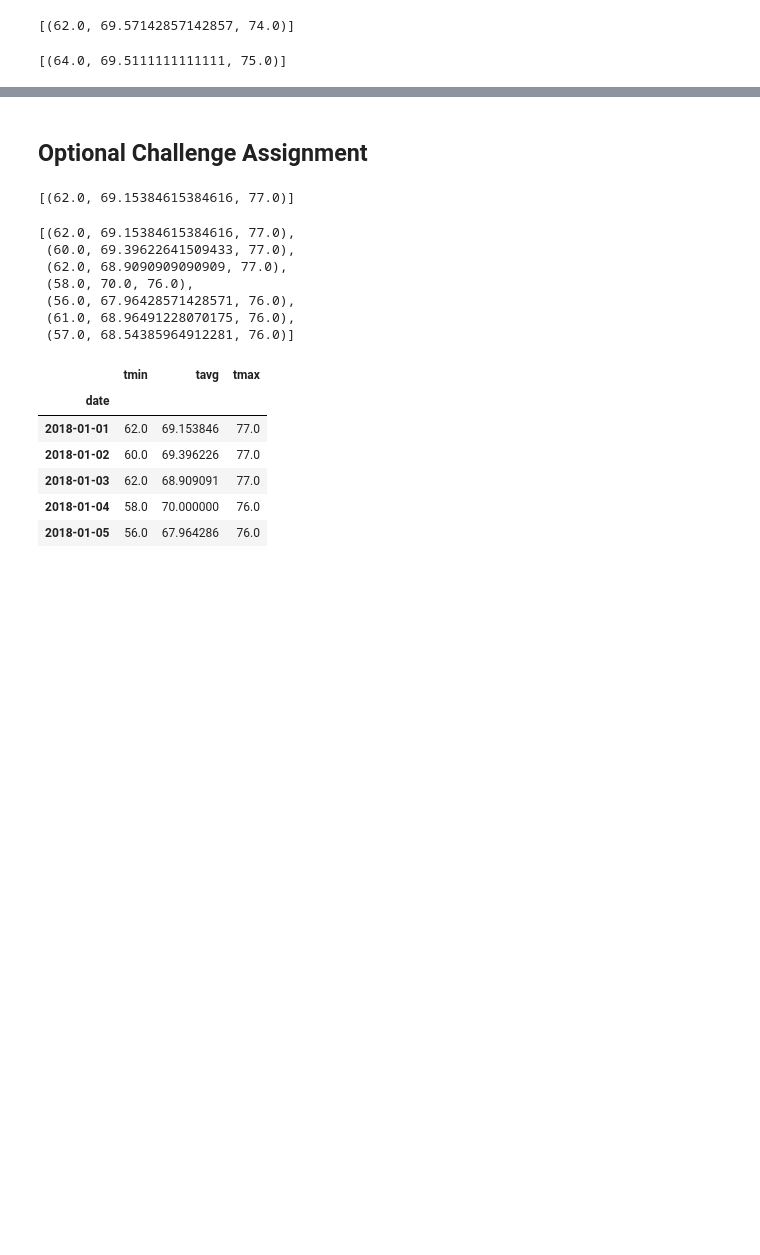
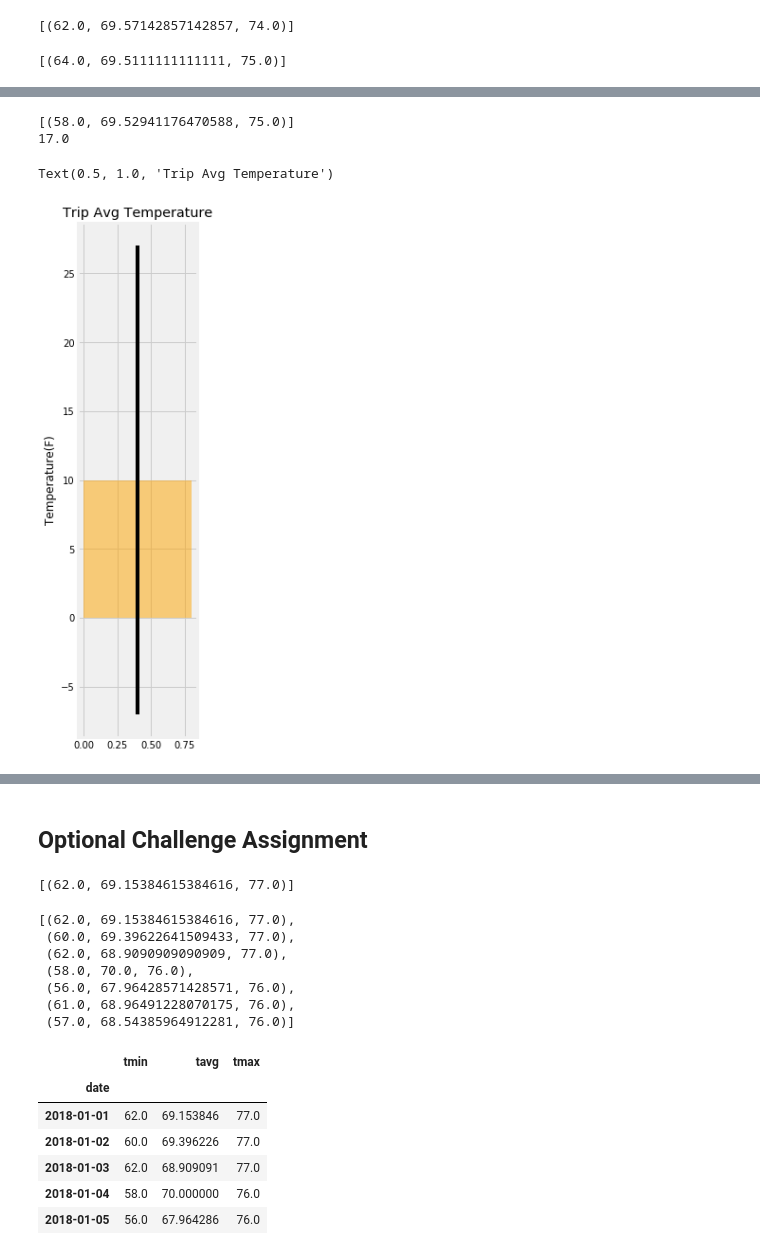
Before and after one commit to Erica2424/sqlalchemy-challenge, a Jupyter notebook: sqlalchemy-challenge.ipynb, the cells around one changed output, grey strips where cells are left out. Drawn from its saved outputs; the diff is of its cells as text; code cells hidden in the pictures; blank space fills up the shorter version.

```diff
--- a/sqlalchemy-challenge.ipynb
+++ b/sqlalchemy-challenge.ipynb
@@ -270,3 +266,29 @@ temp_min, temp_avg, temp_max = calc_temps('2013-03-24', '2013-03-30')[0]
+# %%
+# Plot the results from your previous query as a bar chart.
+# Use "Trip Avg Temp" as your Title
+
+arrival_date = dt.date(2013, 3, 24)
+departure_date = dt.date(2013, 3, 30)
+one_year_ago = dt.timedelta(days=365)
+temp_avg_year_ago = (calc_temps((arrival_date-one_year_ago), (departure_date-one_year_ago)))
+print(temp_avg_year_ago)
+
+# Use the peak-to-peak (tmax-tmin) value as the y error bar (yerr)
+yerr_val = temp_avg_year_ago[0][2] - temp_avg_year_ago[0][0]
+print(yerr_val)
+
+# Use the average temperature for the y value
+
+plt.figure(figsize=(2,10))
+plt.bar(0,10,yerr=yerr_val,align="edge",color="orange",alpha=0.5)
+plt.ylim=(0,120)
+plt.ylabel("Temperature(F)")
+plt.title("Trip Avg Temperature")
+# %% [output]
+[(58.0, 69.52941176470588, 75.0)]
+17.0
+Text(0.5, 1.0, 'Trip Avg Temperature')
+[figure, added]
 # %%
 # Calculate the total amount of rainfall per weather station for your trip dates using the previous year's matching dates.
 # Sort this in descending order by precipitation amount and list the station, name, latitude, longitude, and elevation
```
Also changed, not shown: parts of 3 cells of this notebook.
